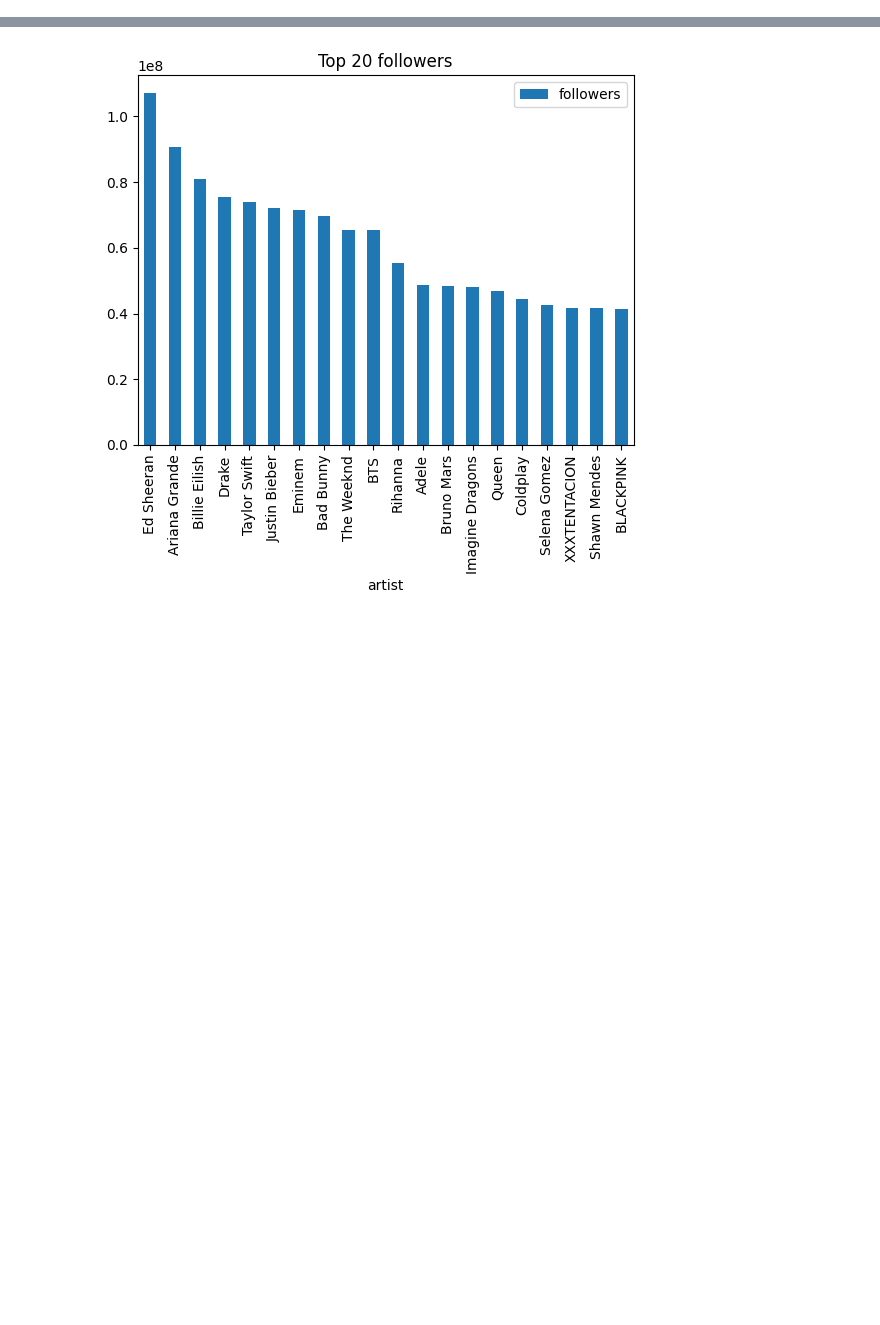
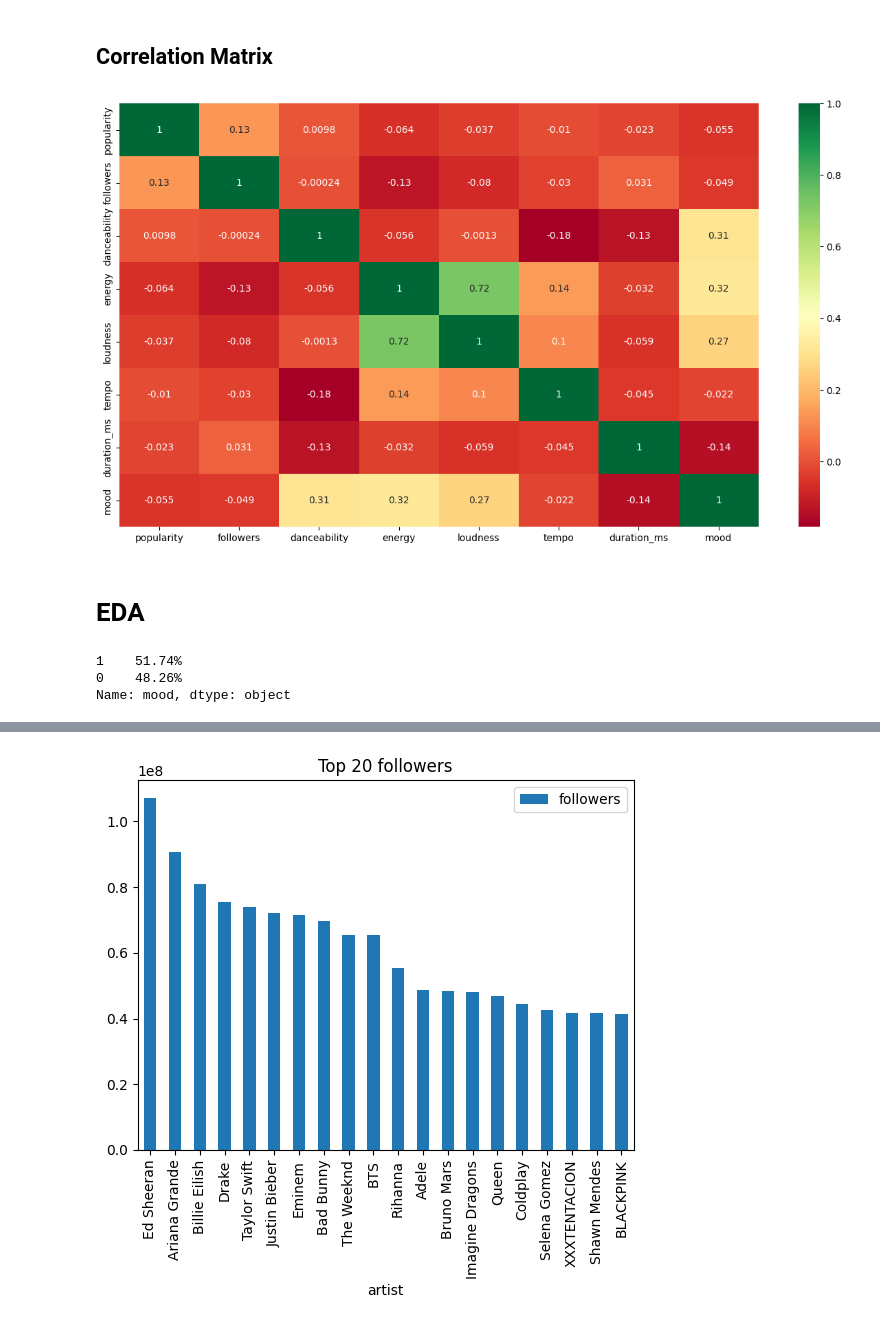
Before and after one commit to inouyewilliam/MLOps-Spotify-E2E-Project, a Jupyter notebook: Notebooks/EDA.ipynb, the cells around one changed output, grey strips where cells are left out. Drawn from its saved outputs; the diff is of its cells as text; code cells hidden in the pictures; blank space fills up the shorter version.

```diff
--- a/Notebooks/EDA.ipynb
+++ b/Notebooks/EDA.ipynb
@@ -19 +114,19 @@ Raw_data_df["instrumentalness"] = [1 if i > 0.5 else 0 for i in Raw_data_df.inst
+# %% [markdown]
+## Correlation Matrix
+# %%
+Raw_data_df_corr = Raw_data_df[['popularity', 'followers', 'danceability', 'energy', 'loudness', 'tempo','duration_ms','mood']]
+corr_mat = Raw_data_df_corr.corr()
+plt.figure(figsize=(15,8))
+#plot heat map
+g=sns.heatmap(corr_mat, annot=True, cmap="RdYlGn")
+# %% [output]
+[figure, added]
+# %% [markdown]
+# EDA
+# %%
+(Raw_data_df['mood'].value_counts()/len(Raw_data_df)*100).apply("{0:.2f}%".format)
+# %% [output]
+1    51.74%
+0    48.26%
+Name: mood, dtype: object
 # %%
```
Also changed, not shown: parts of 23 cells of this notebook, 5 other files.
